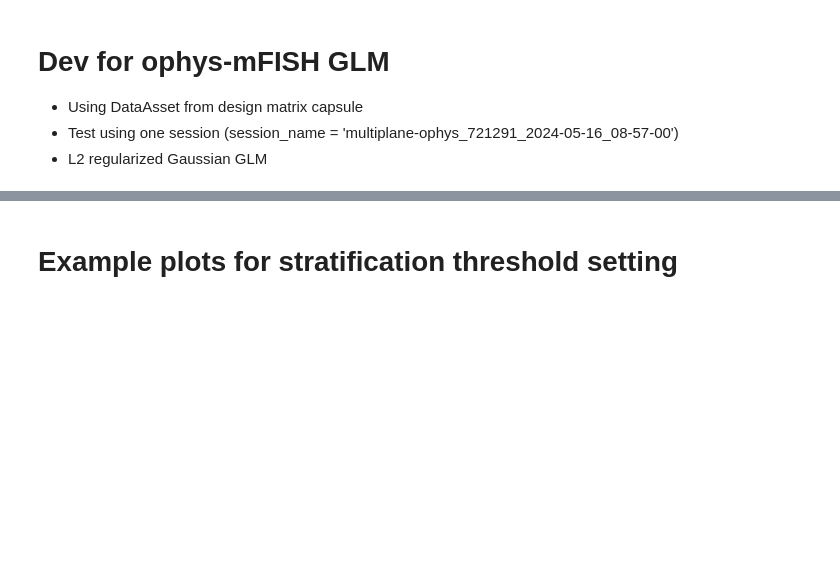
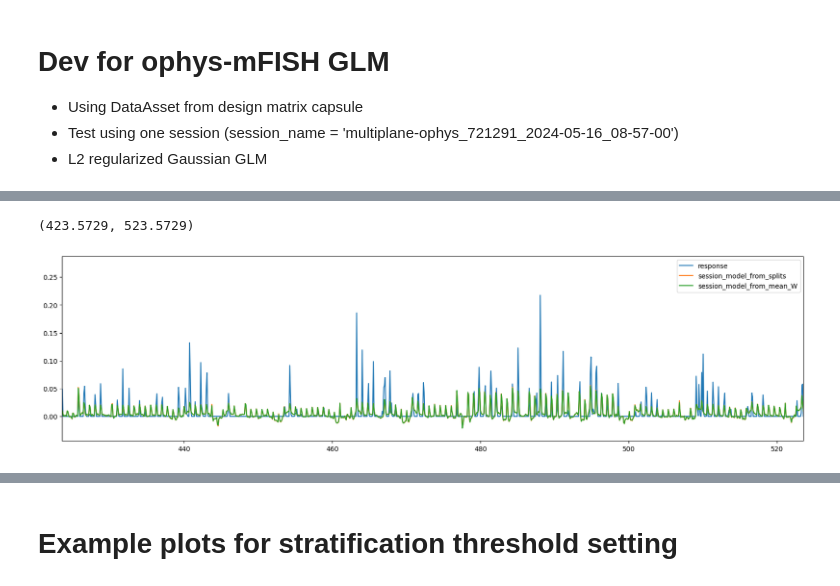
Before and after one commit to AllenNeuralDynamics/AIND-ophys-mFISH-GLM, a Jupyter notebook: code/initial_dev.ipynb, the cells around one changed output, grey strips where cells are left out. Cells and saved outputs as stored; diff of their text form; code cells hidden in the pictures; blank space fills up the shorter version.

```diff
--- a/code/initial_dev.ipynb
+++ b/code/initial_dev.ipynb
@@ -155,0 +690,26 @@ stratified_list
+# %%
+session_model_from_mean_W = xr.full_like(session_model_from_splits, fill_value=0, dtype=float)
+for model in models:
+    W_model = W_mean.sel(model=model)
+    weights = W_model.dropna(dim='weights').weights.values
+    X_model = X_trim.sel(weights=weights)
+    W_model = W_model.sel(weights=weights)
+    session_model_from_mean_W.sel(model=model)[:] = X_model.values @ W_model.values
+# %%
+fig, ax = plt.subplots(figsize=(20,5))
+ci = -4
+mi = 0
+response = response_trim.isel(cell_roi_id=ci)
+session_model_split = session_model_from_splits.isel(cell_roi_id=ci, model=mi)
+session_model_mean = session_model_from_mean_W.isel(cell_roi_id=ci, model=mi)
+
+ax.plot(response.timestamps, response, label='response')
+ax.plot(response.timestamps, session_model_split, label='session_model_from_splits')
+ax.plot(response.timestamps, session_model_mean, label='session_model_from_mean_W')
+
+ax.legend()
+
+ax.set_xlim([response.timestamps[0]+100, response.timestamps[0]+200])
+# %% [output]
+(423.5729, 523.5729)
+[figure, added]
```
Also changed, not shown: parts of 37 cells of this notebook, 2 other files.
